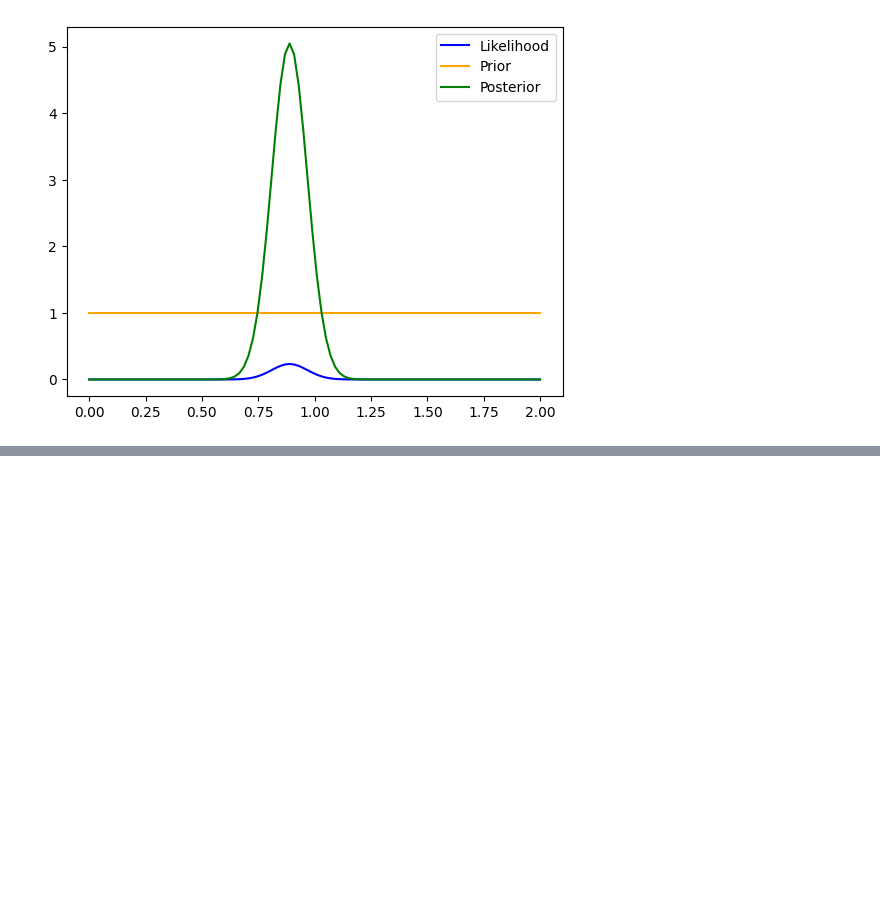
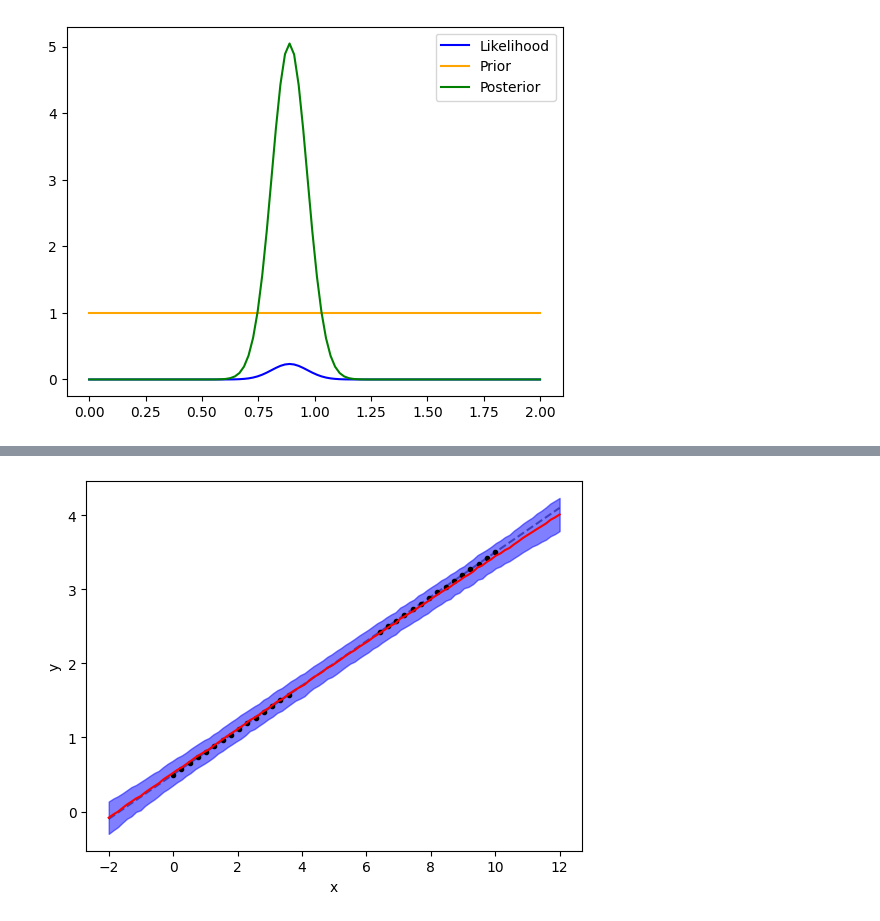
Before and after one commit to Crashprn/UncertaintyQuantification, a Jupyter notebook: Notebooks/Epistemic_Example.ipynb, the cells around one changed output, grey strips where cells are left out. Cells and saved outputs as stored; diff of their text form; code cells hidden in the pictures; blank space fills up the shorter version.

```diff
--- a/Notebooks/Epistemic_Example.ipynb
+++ b/Notebooks/Epistemic_Example.ipynb
@@ -226,0 +268,72 @@ Sample 9987: 0.8479 ± 0.1394 does not contain the true mean 1.00
+# %%
+import pyro
+import torch
+from pyro.nn import PyroSample, PyroModule
+from pyro.infer.autoguide import AutoMultivariateNormal
+from pyro.infer import SVI, Trace_ELBO
+import pyro.distributions as dist
+from torch import nn
+
+class BayesianRegression(PyroModule):
+    def __init__(self, input_dim, output_dim):
+        super().__init__()
+        self.linear = PyroModule[nn.Linear](input_dim, output_dim)
+        self.linear.weight = PyroSample(dist.Normal(0., 1.).expand([output_dim, input_dim]).to_event(2))
+        self.linear.bias = PyroSample(dist.Normal(0., 10.).expand([output_dim]).to_event(1))
+
+    def forward(self, x, y_train=None):
+        sigma = pyro.sample("sigma", dist.Uniform(0., 10.))
+        mean = self.linear(x).squeeze(-1)
+        with pyro.plate("data", x.shape[0]):
+            obs = pyro.sample("obs", dist.Normal(mean, sigma), obs=y_train)
+        return mean
+
+
+
+x_train, y_train = get_dataset(num=40, noise=0.0)
+
+x_train = np.concatenate([x_train[:15], x_train[25:]])
+y_train = np.concatenate([y_train[:15], y_train[25:]])
+
+x_train = torch.tensor(x_train).float()
+x_train = torch.cat([ x_train**2, x_train], dim=1)
+y_train = torch.tensor(y_train).squeeze().float()
+
+print(x_train.shape, y_train.shape)
+
+model = BayesianRegression(input_dim=2, output_dim=1)
+adam = pyro.optim.Adam({"lr": 0.01})
+guide = AutoMultivariateNormal(model)
+svi = SVI(model, guide, adam, loss=Trace_ELBO())
+num_iterations = 3000
+
+pyro.clear_param_store()
+for j in range(num_iterations):
+    loss = svi.step(x_train, y_train)
+    if j % 100 == 0:
+        print(f"Iteration {j}: Loss = {loss}")
+
+predictive = pyro.infer.Predictive(model, guide=guide, num_samples=1000, return_sites=["obs", "_RETURN"])
+
+x_test = torch.linspace(-2, 12, 100).unsqueeze(1).float()
+x_in = torch.cat([x_test**2, x_test], dim=1)
+
+samples = predictive(x_in)
+
+y_true = f(x_test)
+
+preds = samples["obs"]
+pred_linear = samples["_RETURN"]
+print(preds.shape)
+mean = preds.mean(0)
+std = preds.std(0)
+
+plt.plot(x_test, mean, label='Mean Prediction', color='red')
+plt.fill_between(x_test.squeeze(), mean - std, mean + std, alpha=0.5, color='blue', label='Uncertainty Interval')
+
+plt.scatter(x_train[:,1], y_train, label='Training Data', marker='.', c='black')
+plt.plot(x_test, y_true, c='black', linestyle="dashed", label='True Function', zorder=0, alpha=0.5)
+plt.xlabel('x')
+plt.ylabel('y')
+plt.show()
+# %% [output]
@@ -226,0 +357 @@ Sample 9987: 0.8479 ± 0.1394 does not contain the true mean 1.00
+[figure, added]
```
Also changed, not shown: parts of 4 cells of this notebook, 2 other files.
